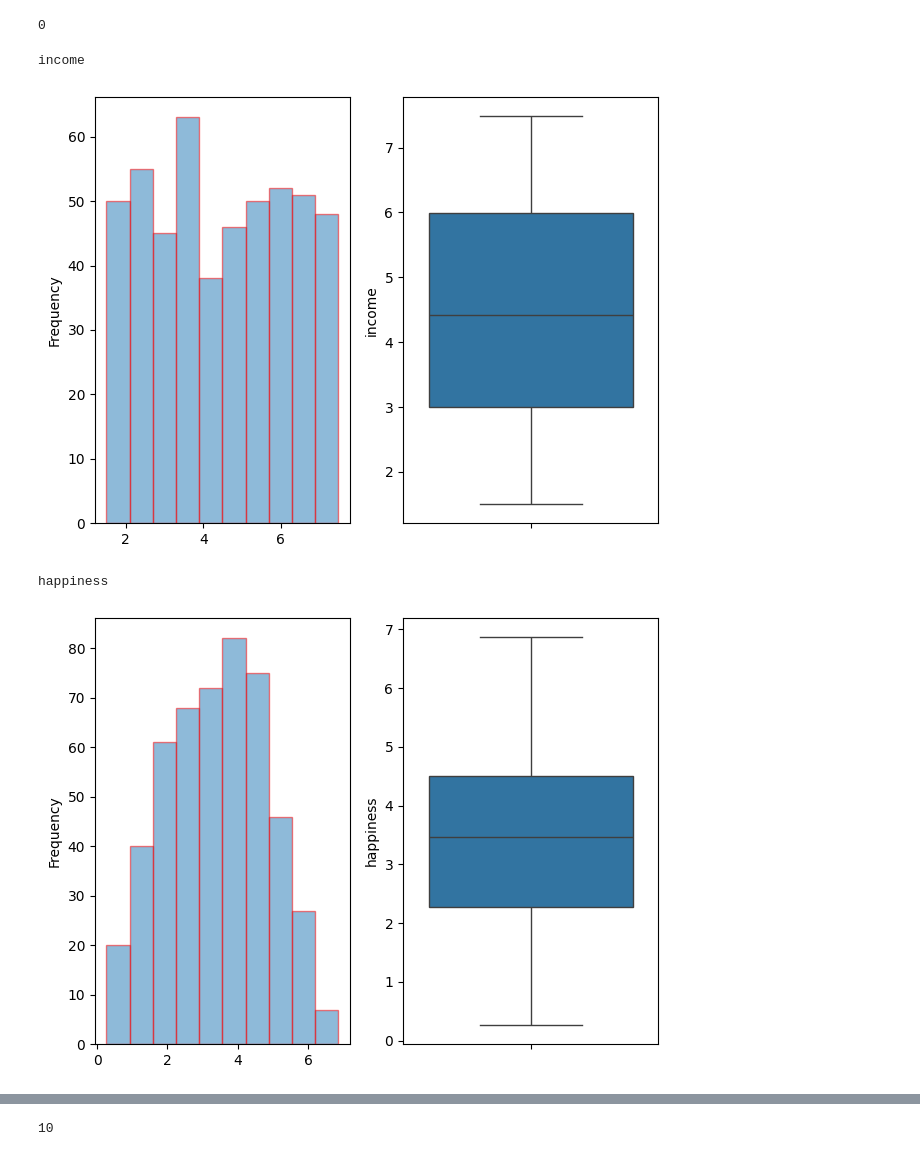
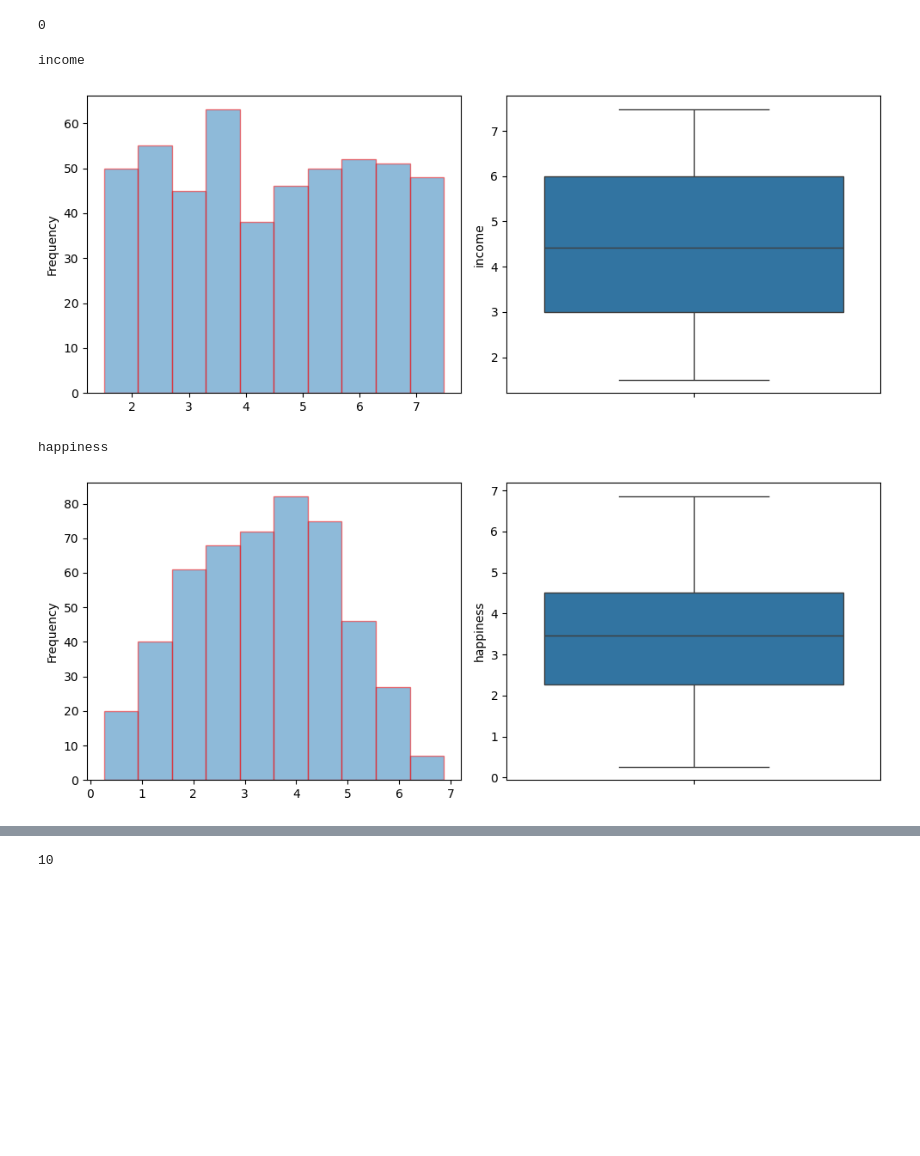
Before and after one commit to 1sumer/Python, a Jupyter notebook: Regression/linear_Multi.ipynb, the cells around one changed output, grey strips where cells are left out. Saved outputs shown, nothing was run; the diff lists cells and outputs as text; code cells hidden in the pictures; blank space fills up the shorter version.

```diff
--- a/Regression/linear_Multi.ipynb
+++ b/Regression/linear_Multi.ipynb
@@ -104,20 +97,22 @@ data.duplicated().sum()
 # %%
 for col in data.columns:
     print(col)
+
+    plt.figure(figsize=(10, 4))
     plt.subplot(1,2,1)
     data[col].hist(bins=10, alpha=0.5, grid=False, edgecolor='red')
     plt.ylabel('Frequency')
 
     plt.subplot(1,2,2)
     sns.boxplot(y=data[col])
 
     plt.tight_layout()
     plt.show()
 # %% [output]
 income
-[figure, old version]
+[figure, new version]
 happiness
-[figure, old version]
+[figure, new version]
 # %%
 # Assuming you have a DataFrame named 'data' with columns 'income' and 'happiness'
 X = data['income']
```
Also changed, not shown: parts of 8 cells of this notebook.
